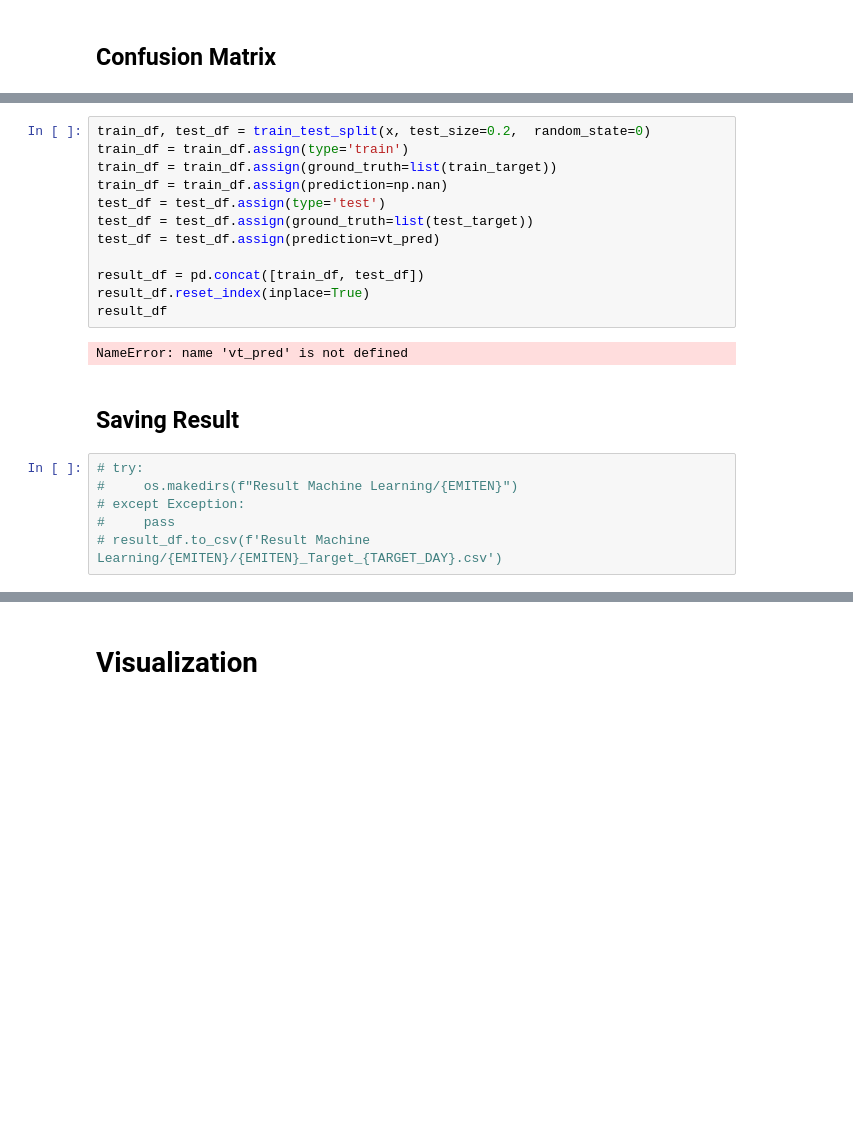
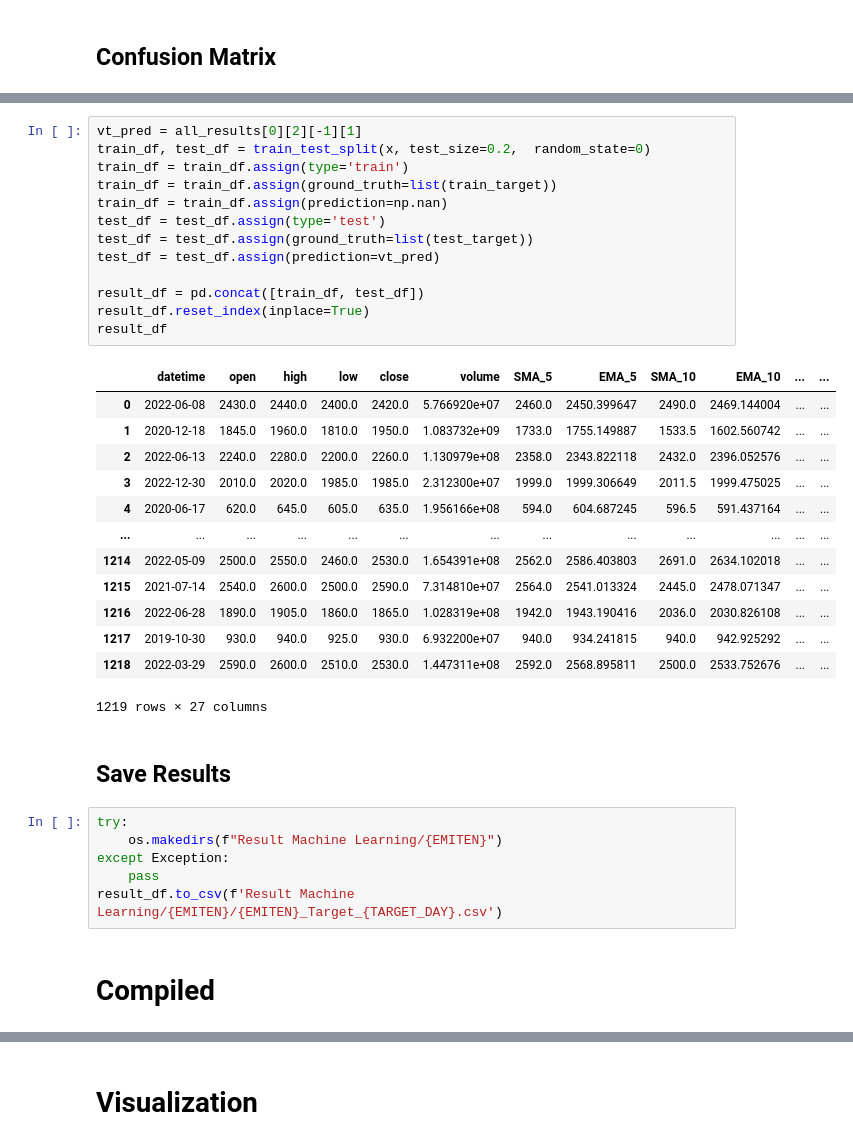
Before and after one commit to hufahamdika/Riset-Saham, a Jupyter notebook: machine_learning.ipynb, the cells around one changed output, grey strips where cells are left out. Saved outputs shown, nothing was run; the diff lists cells and outputs as text; blank space fills up the shorter version.

Commit message:
fix: machine_learning and price prediction notebook; feat: ensemble result notebook

```diff
--- a/machine_learning.ipynb
+++ b/machine_learning.ipynb
@@ -1055,23 +1034,38 @@ target_50
 Name: count, dtype: int64
 # %%
+vt_pred = all_results[0][2][-1][1]
 train_df, test_df = train_test_split(x, test_size=0.2,  random_state=0)
 train_df = train_df.assign(type='train')
 train_df = train_df.assign(ground_truth=list(train_target))
 train_df = train_df.assign(prediction=np.nan)
 test_df = test_df.assign(type='test')
 test_df = test_df.assign(ground_truth=list(test_target))
 test_df = test_df.assign(prediction=vt_pred)
 
 result_df = pd.concat([train_df, test_df])
 result_df.reset_index(inplace=True)
 result_df
 # %% [output]
+|  | datetime | open | high | low | close | volume | SMA_5 | EMA_5 | SMA_10 | EMA_10 | ... | ... |
+| 0 | 2022-06-08 | 2430.0 | 2440.0 | 2400.0 | 2420.0 | 5.766920e+07 | 2460.0 | 2450.399647 | 2490.0 | 2469.144004 | ... | ... |
+| 1 | 2020-12-18 | 1845.0 | 1960.0 | 1810.0 | 1950.0 | 1.083732e+09 | 1733.0 | 1755.149887 | 1533.5 | 1602.560742 | ... | ... |
+| 2 | 2022-06-13 | 2240.0 | 2280.0 | 2200.0 | 2260.0 | 1.130979e+08 | 2358.0 | 2343.822118 | 2432.0 | 2396.052576 | ... | ... |
+| 3 | 2022-12-30 | 2010.0 | 2020.0 | 1985.0 | 1985.0 | 2.312300e+07 | 1999.0 | 1999.306649 | 2011.5 | 1999.475025 | ... | ... |
+| 4 | 2020-06-17 | 620.0 | 645.0 | 605.0 | 635.0 | 1.956166e+08 | 594.0 | 604.687245 | 596.5 | 591.437164 | ... | ... |
+| ... | ... | ... | ... | ... | ... | ... | ... | ... | ... | ... | ... | ... |
+| 1214 | 2022-05-09 | 2500.0 | 2550.0 | 2460.0 | 2530.0 | 1.654391e+08 | 2562.0 | 2586.403803 | 2691.0 | 2634.102018 | ... | ... |
+| 1215 | 2021-07-14 | 2540.0 | 2600.0 | 2500.0 | 2590.0 | 7.314810e+07 | 2564.0 | 2541.013324 | 2445.0 | 2478.071347 | ... | ... |
+| 1216 | 2022-06-28 | 1890.0 | 1905.0 | 1860.0 | 1865.0 | 1.028319e+08 | 1942.0 | 1943.190416 | 2036.0 | 2030.826108 | ... | ... |
+| 1217 | 2019-10-30 | 930.0 | 940.0 | 925.0 | 930.0 | 6.932200e+07 | 940.0 | 934.241815 | 940.0 | 942.925292 | ... | ... |
+| 1218 | 2022-03-29 | 2590.0 | 2600.0 | 2510.0 | 2530.0 | 1.447311e+08 | 2592.0 | 2568.895811 | 2500.0 | 2533.752676 | ... | ... |
-NameError: name 'vt_pred' is not defined
+1219 rows × 27 columns
-# %% [markdown]
-## Saving Result
+# %% [markdown]
+## Save Results
 # %%
-# try:
-#     os.makedirs(f"Result Machine Learning/{EMITEN}")
-# except Exception:
-#     pass
-# result_df.to_csv(f'Result Machine Learning/{EMITEN}/{EMITEN}_Target_{TARGET_DAY}.csv')
+try:
+    os.makedirs(f"Result Machine Learning/{EMITEN}")
+except Exception:
+    pass
+result_df.to_csv(f'Result Machine Learning/{EMITEN}/{EMITEN}_Target_{TARGET_DAY}.csv')
+# %% [markdown]
+# Compiled
```
Also changed, not shown: parts of 15 cells of this notebook, 2 other files.
